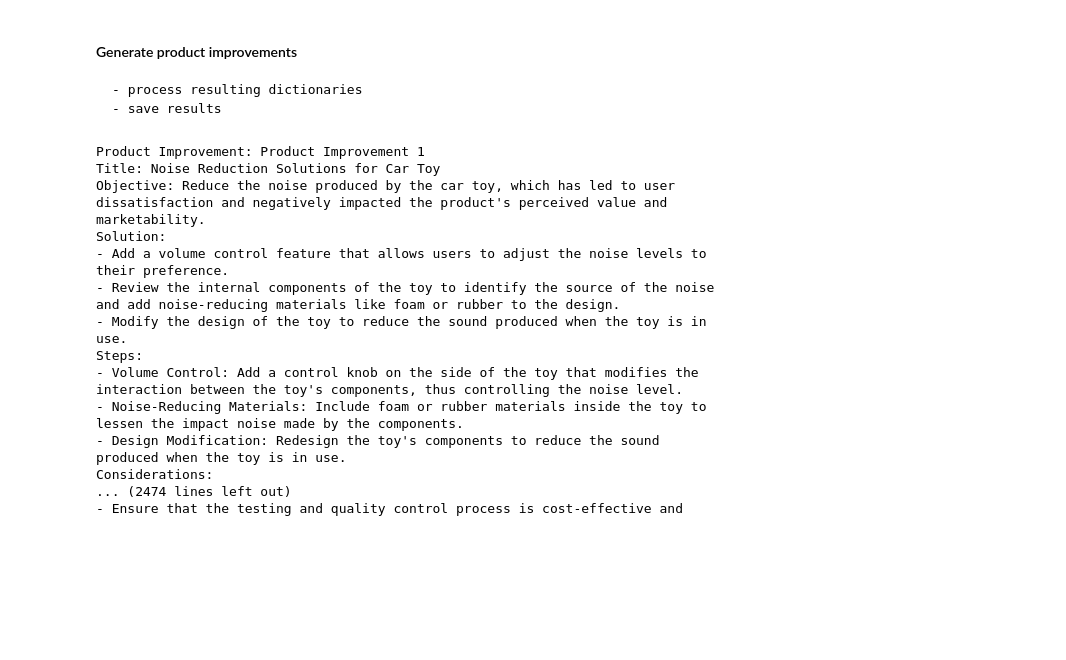
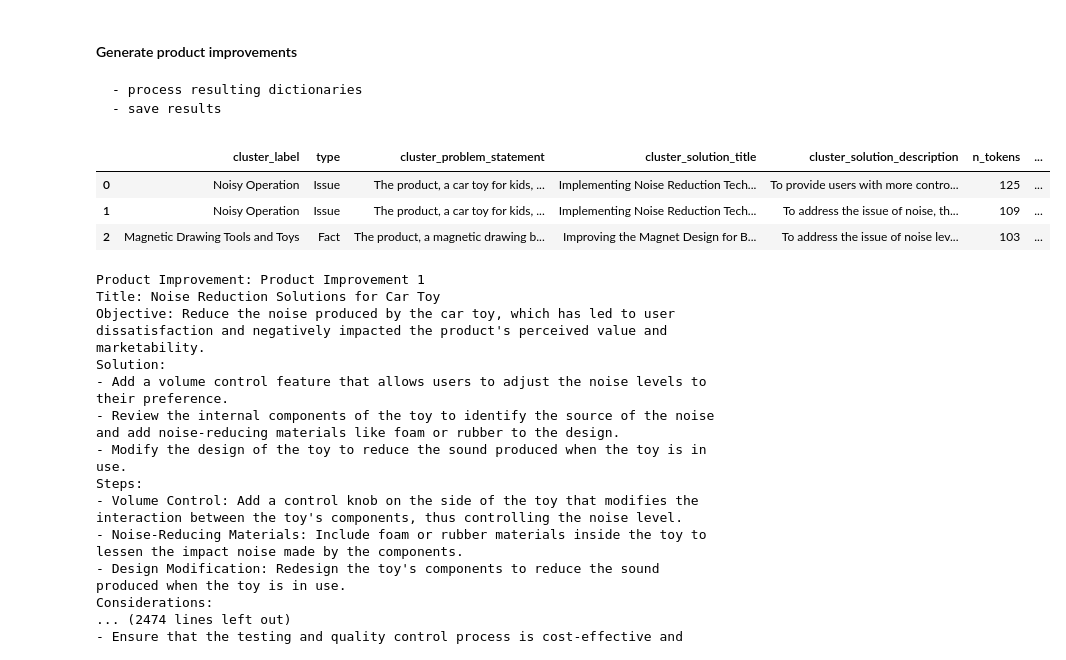
Before and after one commit to p-vbordei/ProductExplorer, a Jupyter notebook: notebooks/Data_reviews_step_8_solution_clustering.ipynb, the cells around one changed output. Saved outputs shown, nothing was run; the diff lists cells and outputs as text; code cells hidden in the pictures; blank space fills up the shorter version.

Commit message:
Interim save. Not ready yet

```diff
--- a/notebooks/Data_reviews_step_8_solution_clustering.ipynb
+++ b/notebooks/Data_reviews_step_8_solution_clustering.ipynb
@@ -359,3 +362,13 @@ df = pd.read_csv("output.csv")
+# %%
+interim_save_output_path = '/Users/vladbordei/Documents/Development/ProductExplorer/data/interim/output.csv'
+df = pd.read_csv(interim_save_output_path)
+# %%
+df.head(3)
+# %% [output]
+|  | cluster_label | type | cluster_problem_statement | cluster_solution_title | cluster_solution_description | n_tokens | ... |
+| 0 | Noisy Operation | Issue | The product, a car toy for kids, ... | Implementing Noise Reduction Tech... | To provide users with more contro... | 125 | ... |
+| 1 | Noisy Operation | Issue | The product, a car toy for kids, ... | Implementing Noise Reduction Tech... | To address the issue of noise, th... | 109 | ... |
+| 2 | Magnetic Drawing Tools and Toys | Fact | The product, a magnetic drawing b... | Improving the Magnet Design for B... | To address the issue of noise lev... | 103 | ... |
 # %%
 import json
 
```
Also changed, not shown: parts of 6 cells of this notebook, 3 other files.
